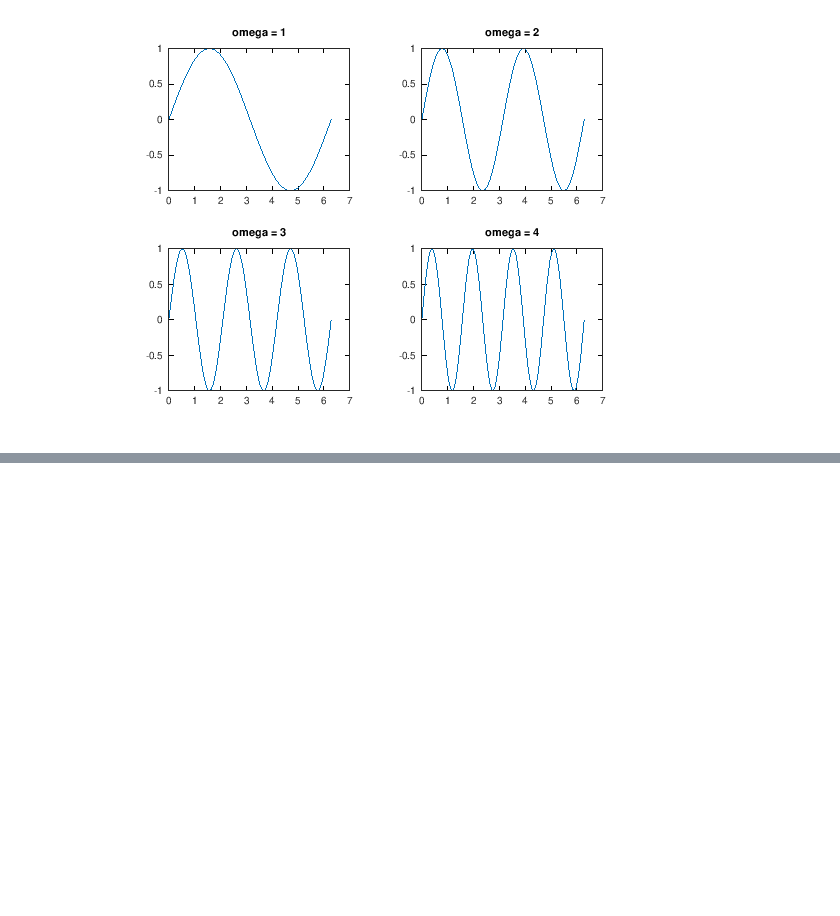
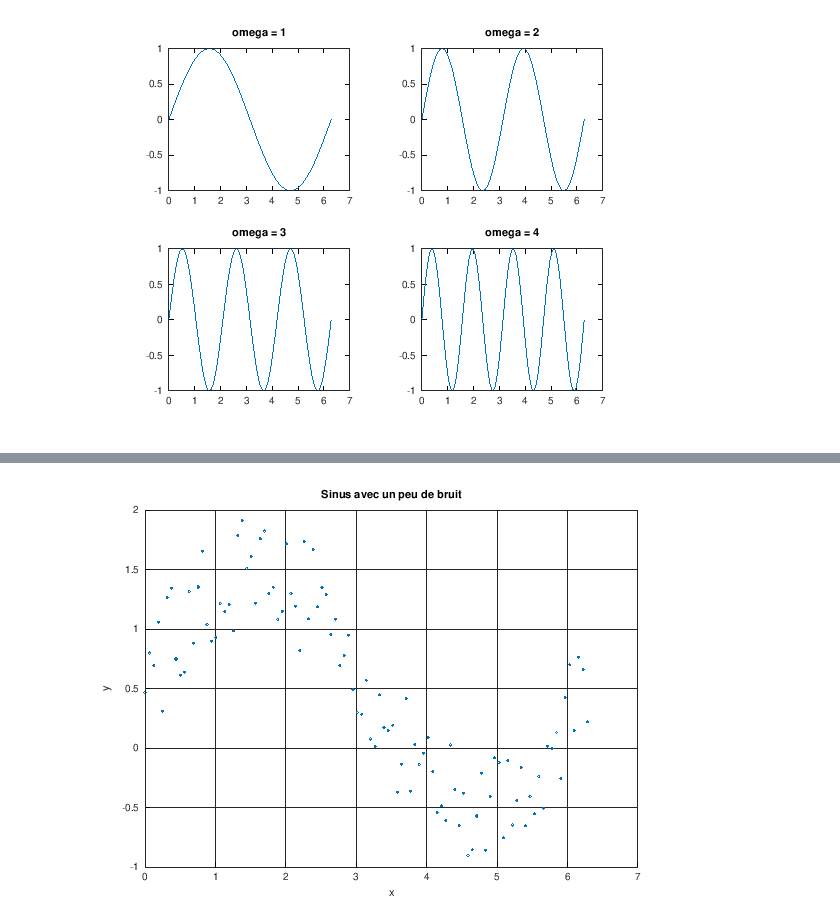
Before and after one commit to paulber/MiseANiveauMatlab, a Jupyter notebook: Chapitre 5 - Présenter ses résultats/Chapitre 5_1.ipynb, the cells around one changed output, grey strips where cells are left out. Saved outputs shown, nothing was run; the diff lists cells and outputs as text; code cells hidden in the pictures; blank space fills up the shorter version.

Commit message:
Graphics explanation added

```diff
--- a/Chapitre 5 - Présenter ses résultats/Chapitre 5_1.ipynb
+++ b/Chapitre 5 - Présenter ses résultats/Chapitre 5_1.ipynb
@@ -122,0 +159,17 @@ end
+# %%
+close all
+
+nfig = 0;
+
+x = linspace(0, 2*pi, 101);
+y = sin(x) + rand(1, 101);
+
+nfig = nfig + 1;
+figure(nfig)
+scatter(x, y)
+title('Sinus avec un peu de bruit')
+xlabel('x')
+ylabel('y')
+grid on
+# %% [output]
+[figure, added]
```
Also changed, not shown: parts of 23 cells of this notebook.
